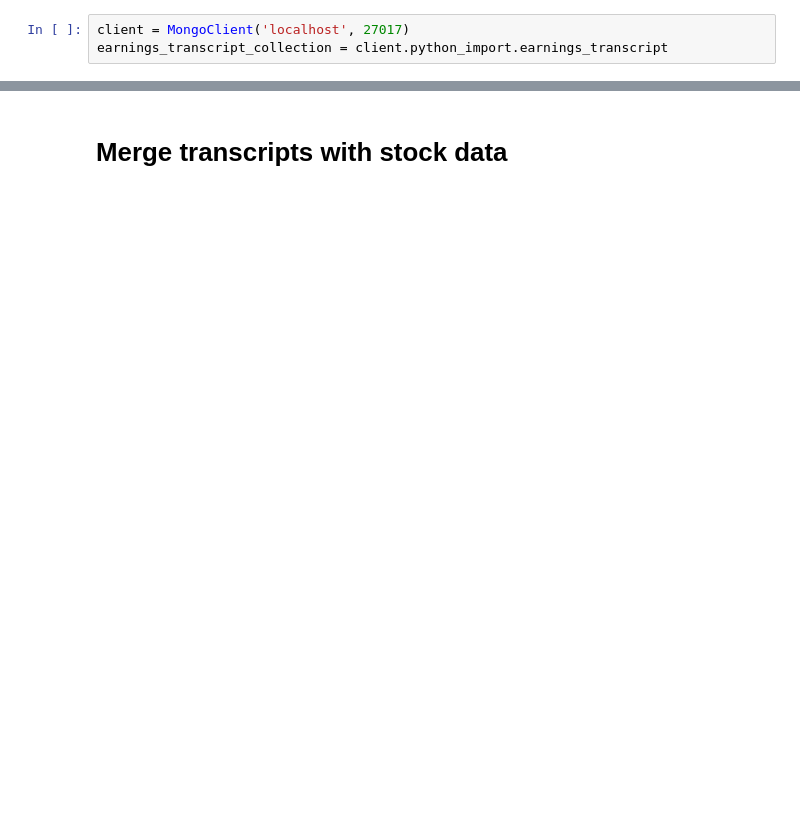
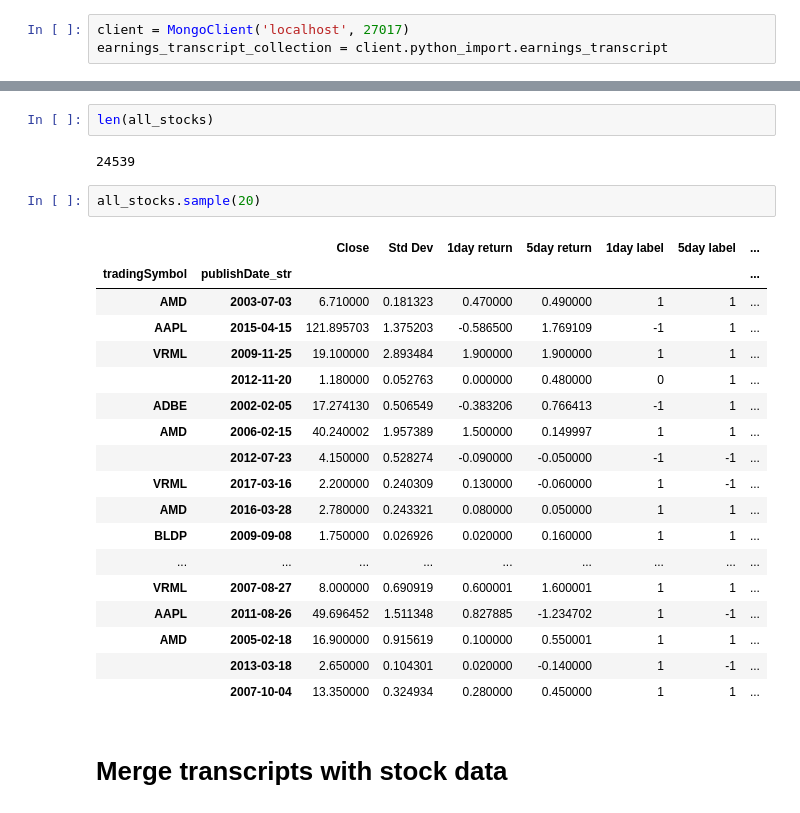
Before and after one commit to minimalgeek/Python, a Jupyter notebook: NLP/SeekingAlpha/SeekingAlpha sentiment analysis 1 - LogisticRegression.ipynb, the cells around one changed output, grey strips where cells are left out. Saved outputs shown, nothing was run; the diff lists cells and outputs as text; blank space fills up the shorter version.

```diff
--- a/NLP/SeekingAlpha/SeekingAlpha sentiment analysis 1 - LogisticRegression.ipynb
+++ b/NLP/SeekingAlpha/SeekingAlpha sentiment analysis 1 - LogisticRegression.ipynb
@@ -90,3 +133,28 @@ aapl_df.head(10)
+# %%
+len(all_stocks)
+# %% [output]
+24539
+# %%
+all_stocks.sample(20)
+# %% [output]
+|  |  | Close | Std Dev | 1day return | 5day return | 1day label | 5day label | ... |
+| tradingSymbol | publishDate_str |  |  |  |  |  |  | ... |
+| AMD | 2003-07-03 | 6.710000 | 0.181323 | 0.470000 | 0.490000 | 1 | 1 | ... |
+| AAPL | 2015-04-15 | 121.895703 | 1.375203 | -0.586500 | 1.769109 | -1 | 1 | ... |
+| VRML | 2009-11-25 | 19.100000 | 2.893484 | 1.900000 | 1.900000 | 1 | 1 | ... |
+|  | 2012-11-20 | 1.180000 | 0.052763 | 0.000000 | 0.480000 | 0 | 1 | ... |
+| ADBE | 2002-02-05 | 17.274130 | 0.506549 | -0.383206 | 0.766413 | -1 | 1 | ... |
+| AMD | 2006-02-15 | 40.240002 | 1.957389 | 1.500000 | 0.149997 | 1 | 1 | ... |
+|  | 2012-07-23 | 4.150000 | 0.528274 | -0.090000 | -0.050000 | -1 | -1 | ... |
+| VRML | 2017-03-16 | 2.200000 | 0.240309 | 0.130000 | -0.060000 | 1 | -1 | ... |
+| AMD | 2016-03-28 | 2.780000 | 0.243321 | 0.080000 | 0.050000 | 1 | 1 | ... |
+| BLDP | 2009-09-08 | 1.750000 | 0.026926 | 0.020000 | 0.160000 | 1 | 1 | ... |
+| ... | ... | ... | ... | ... | ... | ... | ... | ... |
+| VRML | 2007-08-27 | 8.000000 | 0.690919 | 0.600001 | 1.600001 | 1 | 1 | ... |
+| AAPL | 2011-08-26 | 49.696452 | 1.511348 | 0.827885 | -1.234702 | 1 | -1 | ... |
+| AMD | 2005-02-18 | 16.900000 | 0.915619 | 0.100000 | 0.550001 | 1 | 1 | ... |
+|  | 2013-03-18 | 2.650000 | 0.104301 | 0.020000 | -0.140000 | 1 | -1 | ... |
+|  | 2007-10-04 | 13.350000 | 0.324934 | 0.280000 | 0.450000 | 1 | 1 | ... |
 # %% [markdown]
 # Merge transcripts with stock data
 # %%
```
Also changed, not shown: parts of 41 cells of this notebook, 1 other file.
